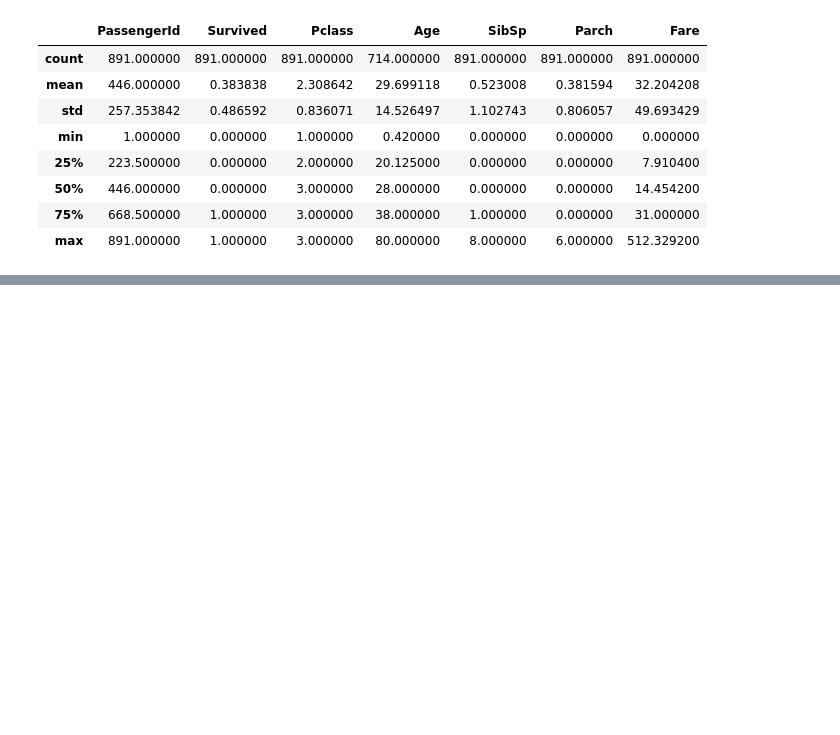
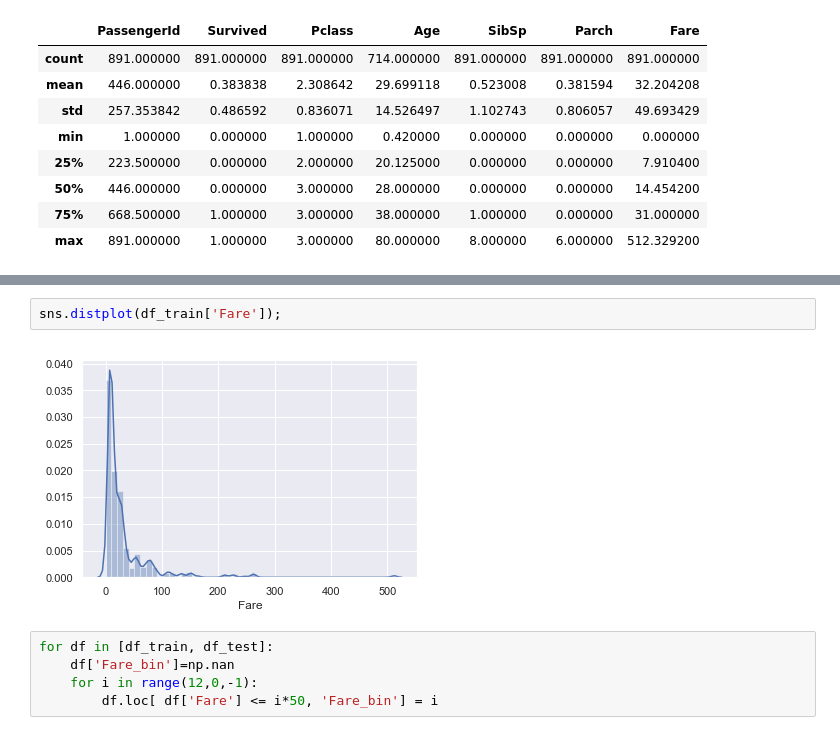
Before and after one commit to 3thzneiz/MyMachineLearn, a Jupyter notebook: 2. Titanic_Prob/1. Understanding Data.ipynb, the cells around one changed output, grey strips where cells are left out. Cells and saved outputs as stored; diff of their text form; blank space fills up the shorter version.

```diff
--- a/2. Titanic_Prob/1. Understanding Data.ipynb
+++ b/2. Titanic_Prob/1. Understanding Data.ipynb
@@ -71,0 +167,9 @@ sns.catplot('Pclass','Survived',hue='Sex', kind='point', data=df_train);
+# %%
+sns.distplot(df_train['Fare']);
+# %% [output]
+[figure, added]
+# %%
+for df in [df_train, df_test]:
+    df['Fare_bin']=np.nan
+    for i in range(12,0,-1):
+        df.loc[ df['Fare'] <= i*50, 'Fare_bin'] = i
```
Also changed, not shown: parts of 17 cells of this notebook.
